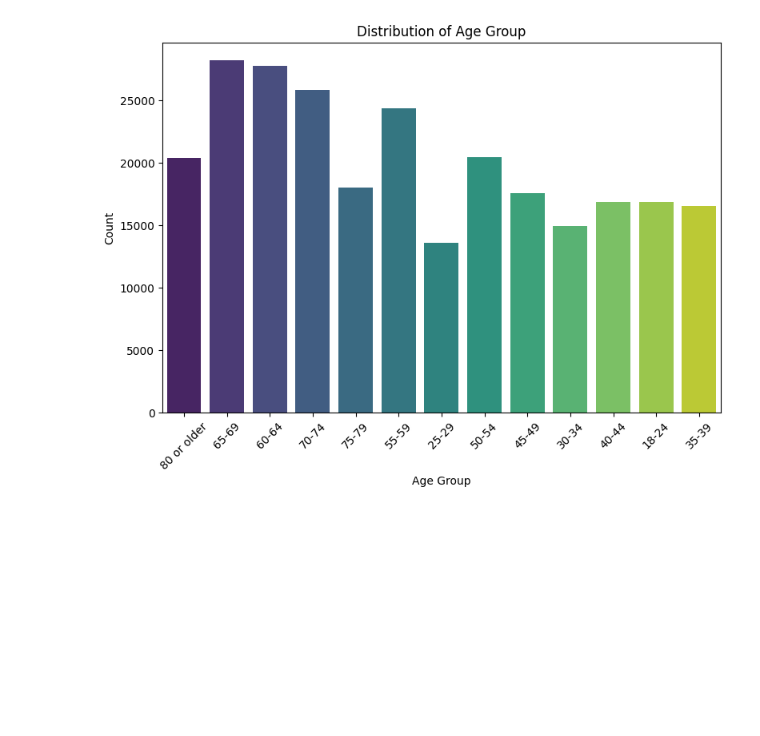
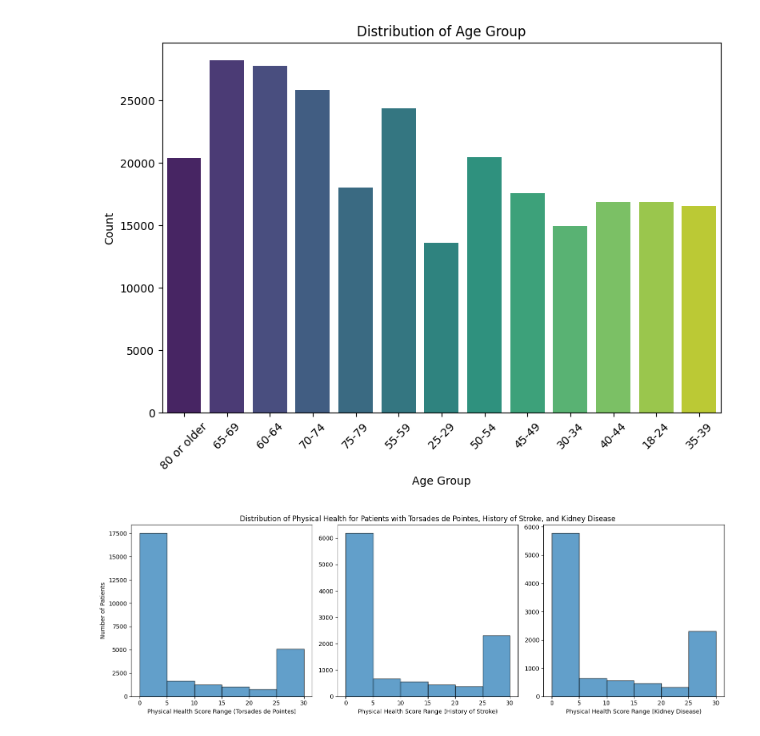
Before and after one commit to Dadd0/AI_MedCare_282401, a Jupyter notebook: main.ipynb, the cells around one changed output. Cells and saved outputs as stored; diff of their text form; code cells hidden in the pictures; blank space fills up the shorter version.

Commit message:
subplots for kidney disease, history of stroke, and torsades de pointes

```diff
--- a/main.ipynb
+++ b/main.ipynb
@@ -235,3 +207,40 @@ plt.xticks(rotation = 45)
   Text(11, 0, '18-24'),
   Text(12, 0, '35-39')])
 [figure]
+# %%
+torsadedepointes_yes_df = medcenter_df[medcenter_df['Torsades de Pointes'] == 'Y']
+history_of_stroke_yes_df = medcenter_df[medcenter_df['History of Stroke'] == 'Y']
+kidney_disease_yes_df = medcenter_df[medcenter_df['Kidney Disease'] == 'Y']
+
+# Specifying the bins
+bins = [0, 5, 10, 15, 20, 25, 30]
+
+# Create 1x3 set of subplots
+fig, axs = plt.subplots(1, 3, figsize=(15, 5))
+
+# Plotting on each subplot
+
+# First subplot for Torsades de Pointes
+axs[0].hist(torsadedepointes_yes_df['Physical Health'], bins=bins, edgecolor='black', alpha=0.7)
+axs[0].set_xlabel('Physical Health Score Range (Torsades de Pointes)')
+axs[0].set_ylabel('Number of Patients')
+axs[0].set_xticks(bins)
+
+# Second subplot for History of Stroke
+axs[1].hist(history_of_stroke_yes_df['Physical Health'], bins=bins, edgecolor='black', alpha=0.7)
+axs[1].set_title('Distribution of Physical Health for Patients with Torsades de Pointes, History of Stroke, and Kidney Disease')
+axs[1].set_xlabel('Physical Health Score Range (History of Stroke)')
+axs[1].set_xticks(bins)
+
+# Third subplot for kidney disease
+axs[2].hist(kidney_disease_yes_df['Physical Health'], bins=bins, edgecolor='black', alpha=0.7)
+axs[2].set_xlabel('Physical Health Score Range (Kidney Disease)')
+axs[2].set_xticks(bins)
+
+# Adjusting space between plots
+plt.tight_layout()
+
+# Display all the plots
+plt.show()
+# %% [output]
+[figure, added]
```
Also changed, not shown: parts of 3 cells of this notebook.
